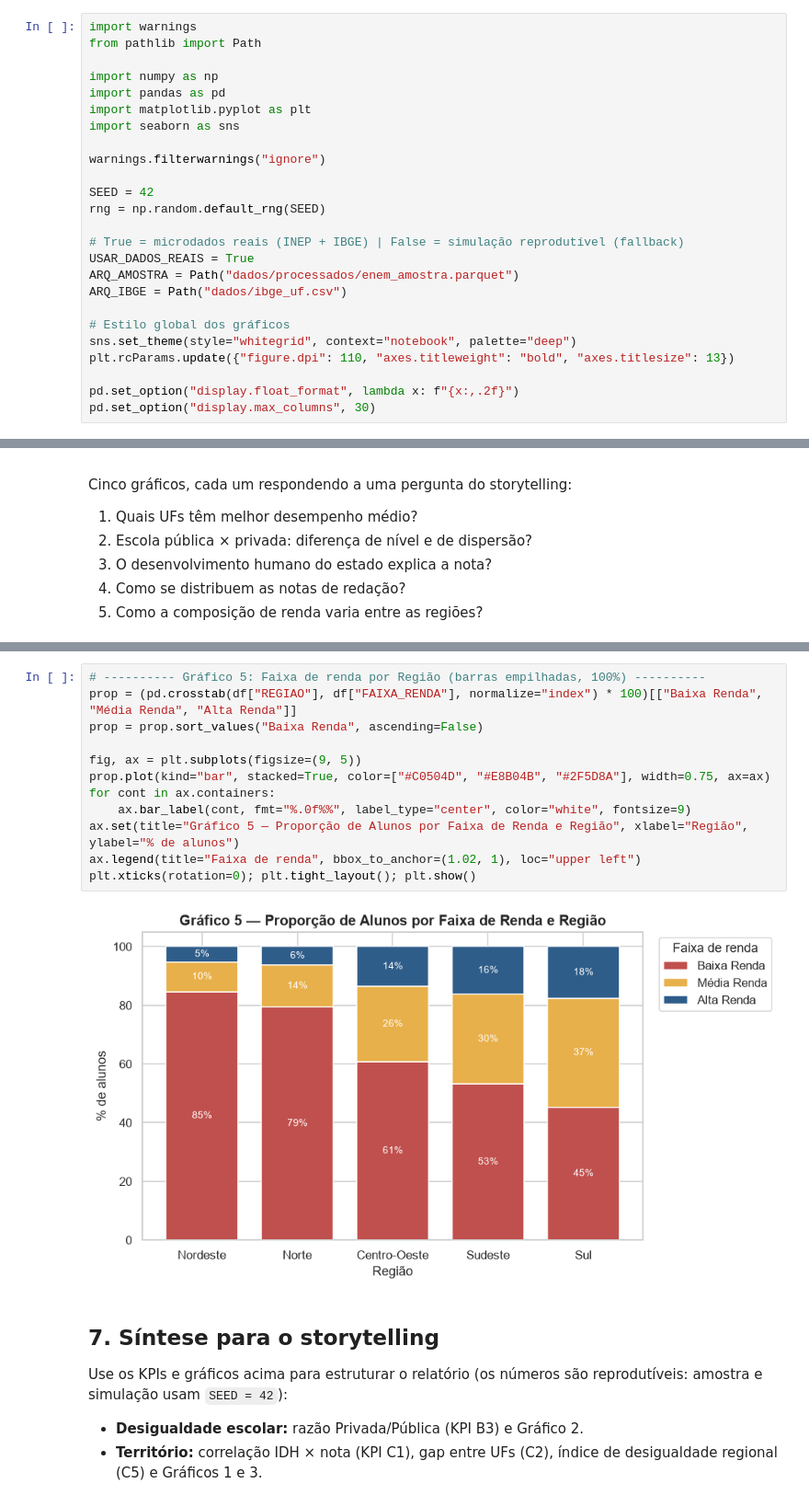
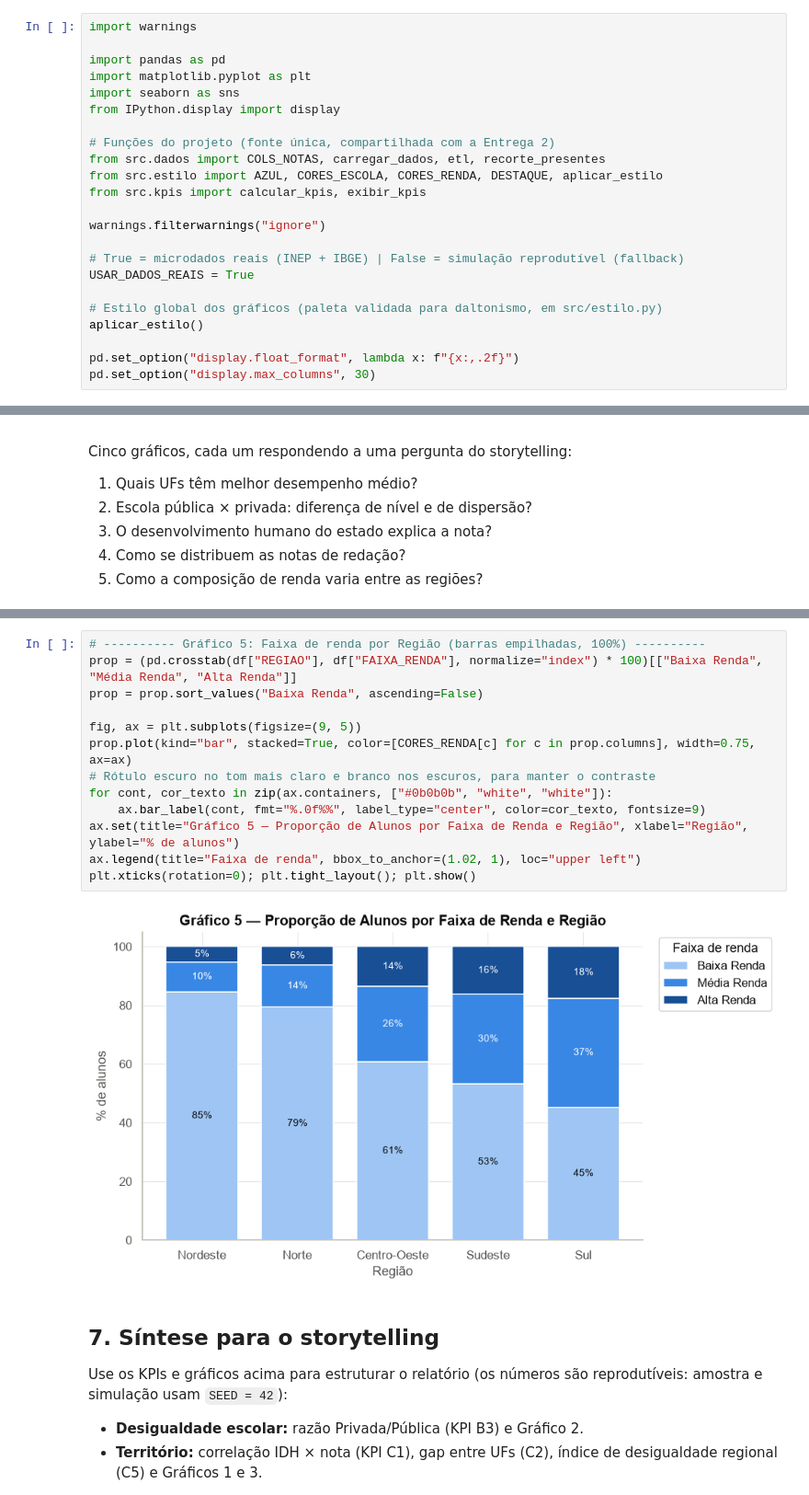
Before and after one commit to feijitos/cienciadedados1, a Jupyter notebook: Entrega1_ENEM_IBGE.ipynb, the cells around one changed output, grey strips where cells are left out. Shown at 92% size. Cells and saved outputs as stored; diff of their text form.

```diff
--- a/Entrega1_ENEM_IBGE.ipynb
+++ b/Entrega1_ENEM_IBGE.ipynb
@@ -14,26 +14,24 @@
 ## 1. Configuração e importações
 # %%
 import warnings
-from pathlib import Path
 
-import numpy as np
 import pandas as pd
 import matplotlib.pyplot as plt
 import seaborn as sns
+from IPython.display import display
+
+# Funções do projeto (fonte única, compartilhada com a Entrega 2)
+from src.dados import COLS_NOTAS, carregar_dados, etl, recorte_presentes
+from src.estilo import AZUL, CORES_ESCOLA, CORES_RENDA, DESTAQUE, aplicar_estilo
+from src.kpis import calcular_kpis, exibir_kpis
 
 warnings.filterwarnings("ignore")
 
-SEED = 42
-rng = np.random.default_rng(SEED)
-
 # True = microdados reais (INEP + IBGE) | False = simulação reprodutível (fallback)
 USAR_DADOS_REAIS = True
-ARQ_AMOSTRA = Path("dados/processados/enem_amostra.parquet")
-ARQ_IBGE = Path("dados/ibge_uf.csv")
 
-# Estilo global dos gráficos
-sns.set_theme(style="whitegrid", context="notebook", palette="deep")
-plt.rcParams.update({"figure.dpi": 110, "axes.titleweight": "bold", "axes.titlesize": 13})
+# Estilo global dos gráficos (paleta validada para daltonismo, em src/estilo.py)
+aplicar_estilo()
 
 pd.set_option("display.float_format", lambda x: f"{x:,.2f}")
 pd.set_option("display.max_columns", 30)
@@ -475,17 +269,18 @@ plt.tight_layout(); plt.show()
 # %%
 # ---------- Gráfico 5: Faixa de renda por Região (barras empilhadas, 100%) ----------
 prop = (pd.crosstab(df["REGIAO"], df["FAIXA_RENDA"], normalize="index") * 100)[["Baixa Renda", "Média Renda", "Alta Renda"]]
 prop = prop.sort_values("Baixa Renda", ascending=False)
 
 fig, ax = plt.subplots(figsize=(9, 5))
-prop.plot(kind="bar", stacked=True, color=["#C0504D", "#E8B04B", "#2F5D8A"], width=0.75, ax=ax)
-for cont in ax.containers:
-    ax.bar_label(cont, fmt="%.0f%%", label_type="center", color="white", fontsize=9)
+prop.plot(kind="bar", stacked=True, color=[CORES_RENDA[c] for c in prop.columns], width=0.75, ax=ax)
+# Rótulo escuro no tom mais claro e branco nos escuros, para manter o contraste
+for cont, cor_texto in zip(ax.containers, ["#0b0b0b", "white", "white"]):
+    ax.bar_label(cont, fmt="%.0f%%", label_type="center", color=cor_texto, fontsize=9)
 ax.set(title="Gráfico 5 — Proporção de Alunos por Faixa de Renda e Região", xlabel="Região", ylabel="% de alunos")
 ax.legend(title="Faixa de renda", bbox_to_anchor=(1.02, 1), loc="upper left")
 plt.xticks(rotation=0); plt.tight_layout(); plt.show()
 # %% [output]
-[figure, old version]
+[figure, new version]
 # %% [markdown]
 ## 7. Síntese para o storytelling
 Use os KPIs e gráficos acima para estruturar o relatório (os números são reprodutíveis: amostra e simulação usam `SEED = 42`):
```
Also changed, not shown: parts of 10 cells of this notebook, 9 other files.
